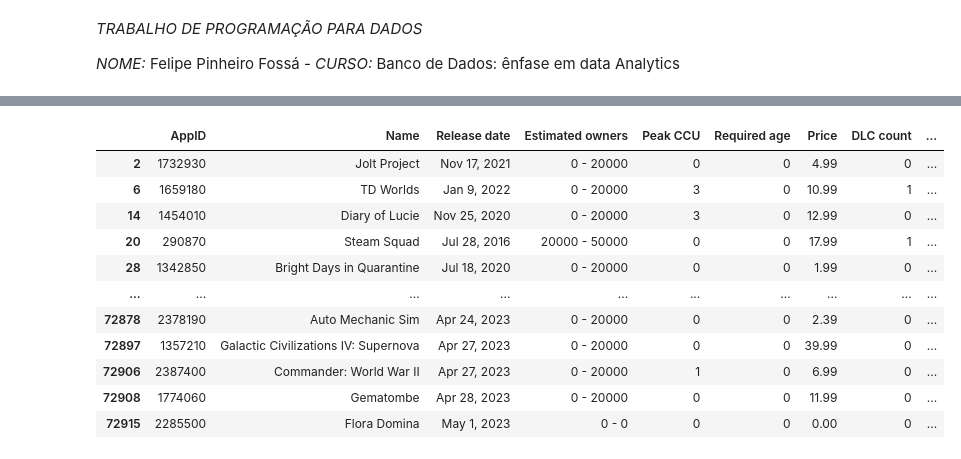
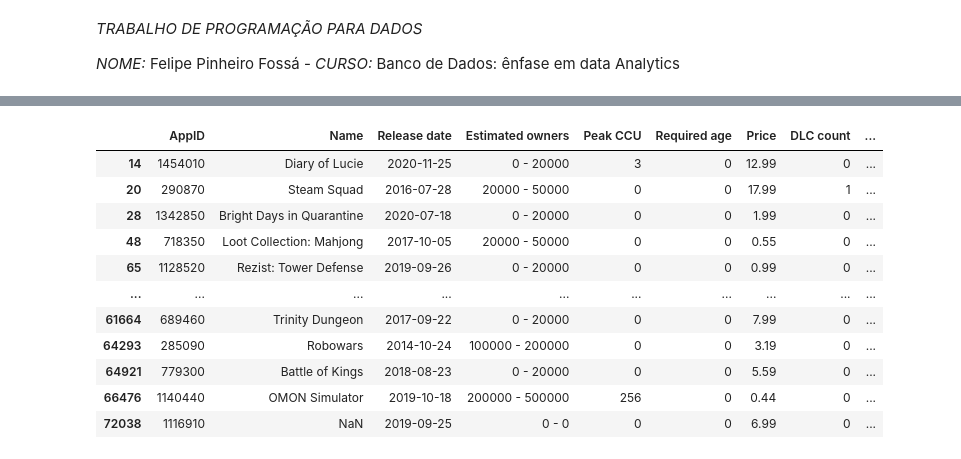
Before and after one commit to FelipePinheiro964/PUCRS---Fase-2---Steam-Games, a Jupyter notebook: PUCRS_Fase_2_Steam_games.ipynb, the cells around one changed output, grey strips where cells are left out. Cells and saved outputs as stored; diff of their text form; code cells hidden in the pictures.

Commit message:
Finalização de gráficos, otimizando leitura com o colab (jupyther lab)

```diff
--- a/PUCRS_Fase_2_Steam_games.ipynb
+++ b/PUCRS_Fase_2_Steam_games.ipynb
@@ -7,0 +83,16 @@ _CURSO:_ Banco de Dados: ênfase em data Analytics
+# %%
+try:
+  questao_1 = tabela[['Name', 'Metacritic score', 'Release date']]
+
+  if questao_1['Metacritic score'].duplicated().any():
+     questao_1_order = questao_1.sort_values(by= ['Metacritic score', 'Release date'], ascending=[True, True])# Mostra os 10 maiores
+     display(questao_1_order.tail(n=10))# Seleciona os 10 primeiros                                           # False mostra os 10 menores
+
+  else:
+
+    questao_1_10 = questao_1.copy()
+    top_10_notas = questao_1_10.nlargest(10, 'Metacritic score').sort_values(by='Metacritic score', ascending=False)
+    display(top_10_notas.tail(n=10))
+
+except FileNotFoundError:
+  print('Escolha um arquivo válido')
@@ -8,21 +113,5 @@ _CURSO:_ Banco de Dados: ênfase em data Analytics
 # %%
-import sys
-import pandas as pd
-import matplotlib.pyplot as plt
-import numpy as np
-from matplotlib import font_manager
-#seleção de arquivo
-f = input('Digite o nome do arquivo: ')
 
-#finalização forçada
-if str.lower(f) == 'sair':
-  print('Saindo...')
-  sys.exit('O sistema foi finalizado pelo usuario, inicie novamente para outro uso.') #utilizando o import sys
-
-else:
-  tabela = pd.read_csv(f, sep=",")
-  if tabela.empty:
-    print('Arquivo vazio.') #garantir que o arquivo possui dados
 
 match input('Digite o número da questão: '): #seleção da função desejada
 
@@ -138,7 +227,7 @@ match input('Digite o número da questão: '): #seleção da função desejada
 
     tabela_copy = tabela.copy()
 
-    tabela_copy['Release date'] = pd.to_datetime(tabela_copy['Release date'], format='mixed', errors='coerce')
+    tabela_copy['Release date'] = pd.to_datetime(tabela_copy['Release date'], errors='coerce')
 
 
     jogos_2018_2022 = tabela_copy[(tabela_copy['Release date'].dt.year >= 2018) & (tabela_copy['Release date'].dt.year <= 2022)]
@@ -189,16 +278,54 @@ match input('Digite o número da questão: '): #seleção da função desejada
 
           # Para não perder dados, cria uma cópia da tabela
           tabela_copy = tabela.copy()
-
+          tabela_copy['Release date'] = pd.to_datetime(tabela_copy['Release date'], errors='coerce')
           # Filtra tabelas por gêneros e categorias que contêm 'Indie'
-          filtro = tabela_copy[(tabela_copy['Genres'].str.contains('Indie', case=False, na=False) &
+          filtro_grafico = tabela_copy[(tabela_copy['Genres'].str.contains('Indie', case=False, na=False) &
                                tabela_copy['Genres'].str.contains('Strategy', case=False, na=False)) &
-                     tabela_copy['Categories'].str.contains('Single-player', case=False, na=False)]
+                                (tabela_copy['Categories'].str.contains('Single-player', case=False, na=False)) &
+                               (tabela_copy['Release date'].dt.year >= 2010) &
+                               (tabela_copy['Release date'].dt.year <= 2020)]
 
           # Remove entradas com valores ausentes em 'Genres'
-          indie = filtro.dropna(subset=['Genres'])
+          indie = filtro_grafico.dropna(subset=['Genres'])
+          indie_quant = indie.shape[0]
 
           # Exibe os resultados filtrados
           print('Neste arquivo, temos:')
           display(indie)
+          print(indie_quant)
+
+          # Remove entradas com valores ausentes em 'Genres'
+          indie = filtro_grafico.dropna(subset=['Genres'])
+
+          # Extraindo o ano
+          indie['Year'] = indie['Release date'].dt.year
+
+          # Separa os gêneros em linhas distintas
+          # Certifique-se de que cada gênero esteja separado por vírgulas na coluna 'Genres'
+          indie['Genres'] = indie['Genres'].str.split(',')
+          indie_genres = indie.explode('Genres')
+
+          # Remove espaços em branco que possam ter sido deixados
+          indie_genres['Genres'] = indie_genres['Genres'].str.strip()
+
+          # Agrupa por ano e gênero, contando a quantidade de jogos únicos para cada combinação
+          tendencia_genres = indie_genres.groupby(['Year', 'Genres']).size().reset_index(name='Count')
+
+
+          # Criando o gráfico
+          plt.figure(figsize=(12, 6))
+          for i, genero in enumerate(tendencia_genres['Genres'].unique()):
+              subset = tendencia_genres[tendencia_genres['Genres'] == genero]
+              plt.plot(subset['Year'], subset['Count'], marker='o', label=genero)
+
+          # Adicionando detalhes ao gráfico
+          plt.title('Tendência de Gêneros de Jogos (2010-2020)')
+          plt.xlabel('Ano')
+          plt.ylabel('Quantidade de Jogos')
+          plt.xticks(tendencia_genres['Year'].unique())  # Exibir todos os anos
+          plt.legend(title='Gêneros', bbox_to_anchor=(1.05, 1), loc='upper left', borderaxespad=0)
+          plt.grid()
+          plt.tight_layout()
+          plt.show()
 # %% [output]
@@ -206,14 +332,14 @@ Digite o nome do arquivo: steam_games.csv
 Digite o número da questão: 6
 Neste arquivo, temos:
 |  | AppID | Name | Release date | Estimated owners | Peak CCU | Required age | Price | DLC count | ... |
-| 2 | 1732930 | Jolt Project | Nov 17, 2021 | 0 - 20000 | 0 | 0 | 4.99 | 0 | ... |
-| 6 | 1659180 | TD Worlds | Jan 9, 2022 | 0 - 20000 | 3 | 0 | 10.99 | 1 | ... |
-| 14 | 1454010 | Diary of Lucie | Nov 25, 2020 | 0 - 20000 | 3 | 0 | 12.99 | 0 | ... |
-| 20 | 290870 | Steam Squad | Jul 28, 2016 | 20000 - 50000 | 0 | 0 | 17.99 | 1 | ... |
-| 28 | 1342850 | Bright Days in Quarantine | Jul 18, 2020 | 0 - 20000 | 0 | 0 | 1.99 | 0 | ... |
+| 14 | 1454010 | Diary of Lucie | 2020-11-25 | 0 - 20000 | 3 | 0 | 12.99 | 0 | ... |
+| 20 | 290870 | Steam Squad | 2016-07-28 | 20000 - 50000 | 0 | 0 | 17.99 | 1 | ... |
+| 28 | 1342850 | Bright Days in Quarantine | 2020-07-18 | 0 - 20000 | 0 | 0 | 1.99 | 0 | ... |
+| 48 | 718350 | Loot Collection: Mahjong | 2017-10-05 | 20000 - 50000 | 0 | 0 | 0.55 | 0 | ... |
+| 65 | 1128520 | Rezist: Tower Defense | 2019-09-26 | 0 - 20000 | 0 | 0 | 0.99 | 0 | ... |
 | ... | ... | ... | ... | ... | ... | ... | ... | ... | ... |
-| 72878 | 2378190 | Auto Mechanic Sim | Apr 24, 2023 | 0 - 20000 | 0 | 0 | 2.39 | 0 | ... |
-| 72897 | 1357210 | Galactic Civilizations IV: Supernova | Apr 27, 2023 | 0 - 20000 | 0 | 0 | 39.99 | 0 | ... |
-| 72906 | 2387400 | Commander: World War II | Apr 27, 2023 | 0 - 20000 | 1 | 0 | 6.99 | 0 | ... |
-| 72908 | 1774060 | Gematombe | Apr 28, 2023 | 0 - 20000 | 0 | 0 | 11.99 | 0 | ... |
-| 72915 | 2285500 | Flora Domina | May 1, 2023 | 0 - 0 | 0 | 0 | 0.00 | 0 | ... |
+| 61664 | 689460 | Trinity Dungeon | 2017-09-22 | 0 - 20000 | 0 | 0 | 7.99 | 0 | ... |
+| 64293 | 285090 | Robowars | 2014-10-24 | 100000 - 200000 | 0 | 0 | 3.19 | 0 | ... |
+| 64921 | 779300 | Battle of Kings | 2018-08-23 | 0 - 20000 | 0 | 0 | 5.59 | 0 | ... |
+| 66476 | 1140440 | OMON Simulator | 2019-10-18 | 200000 - 500000 | 256 | 0 | 0.44 | 0 | ... |
+| 72038 | 1116910 | NaN | 2019-09-25 | 0 - 0 | 0 | 0 | 6.99 | 0 | ... |
```
Also changed, not shown: parts of 13 cells of this notebook.
